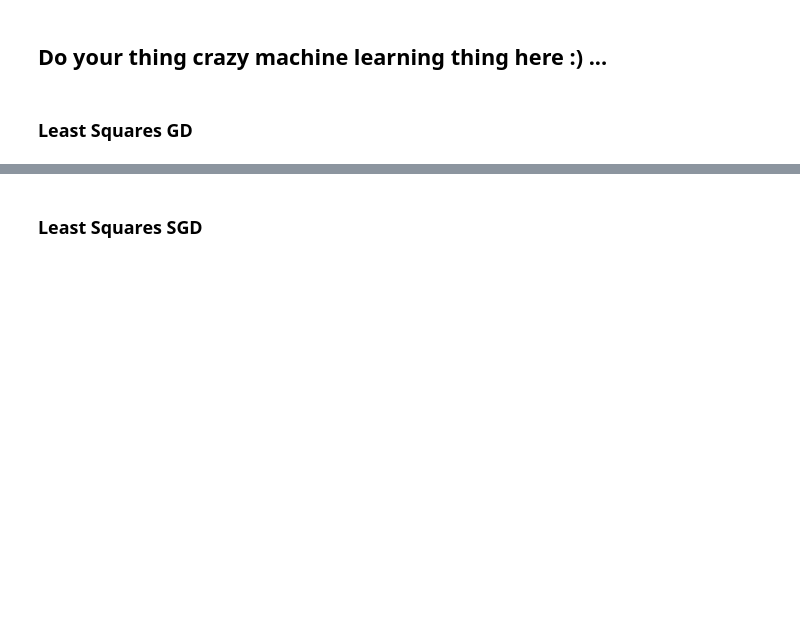
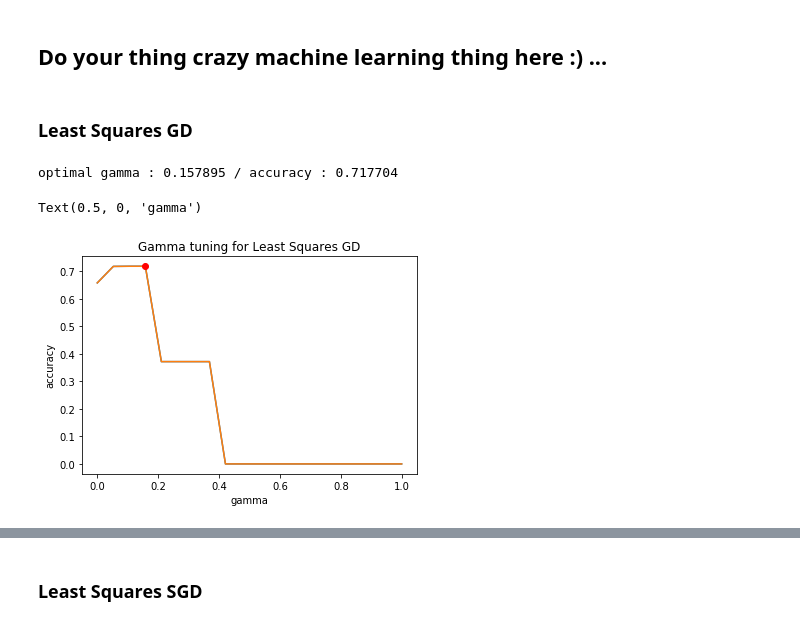
Before and after one commit to MaximeFth/Machine_learning_2020, a Jupyter notebook: Project1_YT/scripts/project1.ipynb, the cells around one changed output, grey strips where cells are left out. Saved outputs shown, nothing was run; the diff lists cells and outputs as text; code cells hidden in the pictures; blank space fills up the shorter version.

Commit message:
hyperparameter tuning tested

```diff
--- a/Project1_YT/scripts/project1.ipynb
+++ b/Project1_YT/scripts/project1.ipynb
@@ -50,11 +172,19 @@ plt.plot(gammas, losses)
-# %%
-max_iters = 1000
-gamma = gamma_opt
-
-initial_w = np.zeros(tX_train.shape[1])
-w_LSGD, loss_LSGD = least_squares_GD(y, tX_train, initial_w, max_iters, gamma)
-
-y_pred_LSGD = predict_labels(w_LSGD, tX_train)
-acc_LSGD = compute_accuracy(y_pred_LSGD, y)
-
-acc_LSGD
+# %%
+# Hyperparameter Gamma Tuning for Least Squares GD using Cross-Validation
+
+gammas = np.linspace(0, 1, 20)
+gamma_opt, acc_opt, ls_tr, ls_te, accs_tr, accs_te = hyperparameter_tuning(y, tX_train, least_squares_GD, max_iters, k_fold, k_indices, gammas, None)
+# %%
+print("optimal gamma : {:f} / accuracy : {:f}".format(gamma_opt, acc_opt))
+# %% [output]
+optimal gamma : 0.157895 / accuracy : 0.717704
+# %%
+plt.title("Gamma tuning for Least Squares GD")
+plt.xlabel("gamma")
+plt.ylabel("accuracy")
+plt.plot(gammas, list(zip(accs_tr, accs_te)))
+plt.plot(gamma_opt, acc_opt, 'ro')
+plt.xlabel("gamma")
+# %% [output]
+Text(0.5, 0, 'gamma')
+[figure, added]
```
Also changed, not shown: parts of 41 cells of this notebook, 1 other file.
